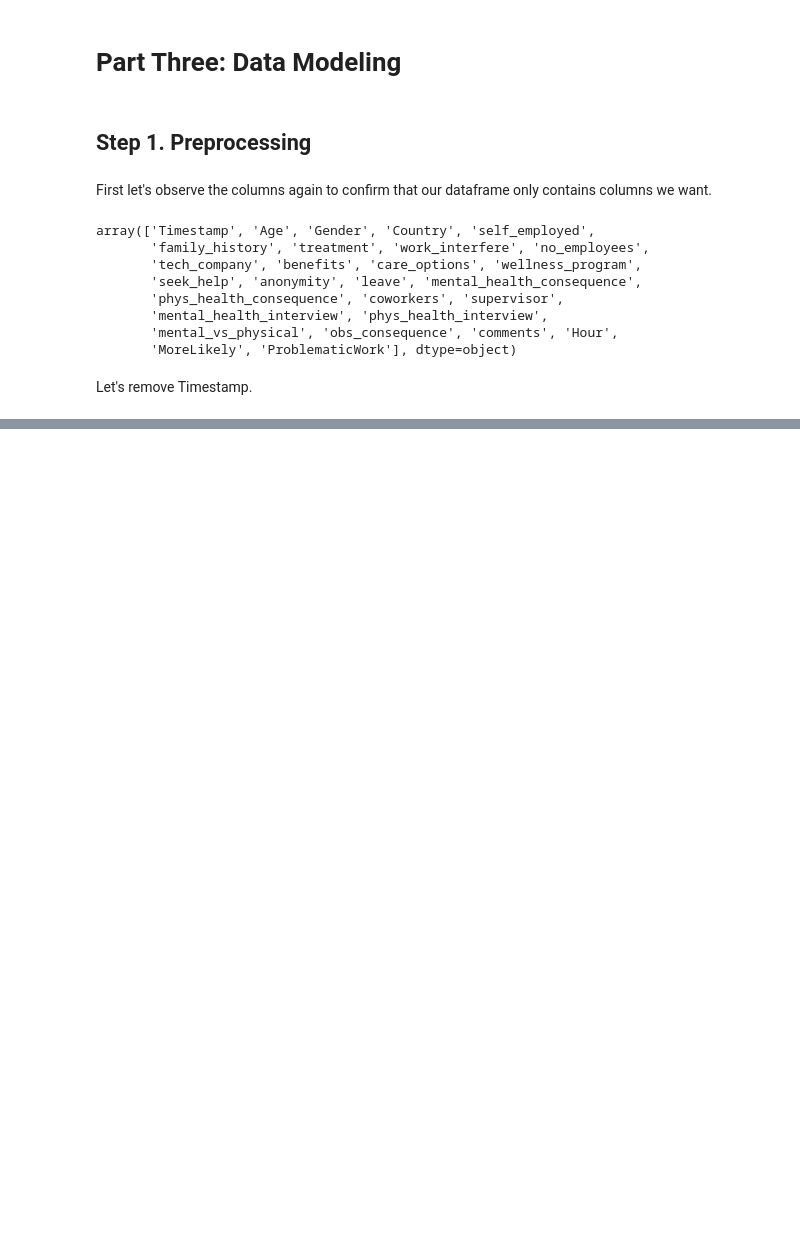
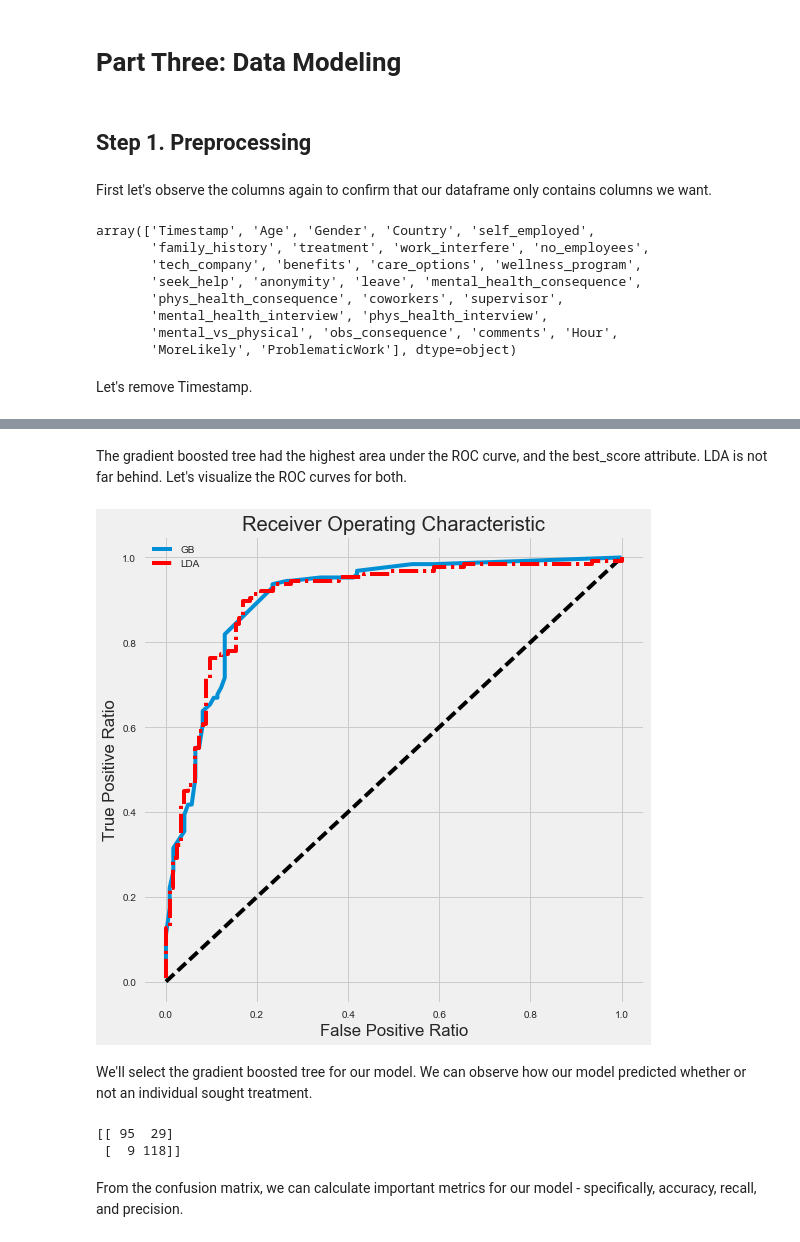
Before and after one commit to Carl-Lejerskar/Stats131Project, a Jupyter notebook: Final Project Notebook.ipynb, the cells around one changed output, grey strips where cells are left out. Cells and saved outputs as stored; diff of their text form; code cells hidden in the pictures; blank space fills up the shorter version.

```diff
--- a/Final Project Notebook.ipynb
+++ b/Final Project Notebook.ipynb
@@ -192,3 +197,4 @@ We'll recode commments - 1 for a comment left, 0 for no comment left. Those who
 df.loc[df.comments.notnull(), 'comments'] = 1
 df.loc[df.comments.isnull(), 'comments'] = 0
 df.comments.unique()
+df.comments=df.comments.astype(int)
@@ -580,0 +701,2 @@ Before proceeding with our modeling, we need to preprocess our data.
+# %%
+lda_hyperparams = {}
@@ -580,0 +717,17 @@ Before proceeding with our modeling, we need to preprocess our data.
+# %%
+# Create empty dictionary called fitted_models
+fitted_models = {}
+
+# Loop through model pipelines, tuning each one and saving it to fitted_models
+for name, pipeline in pipelines.items():
+    # Create cross-validation object from pipeline and hyperparameters
+    model = GridSearchCV(pipeline, hyperparameters[name], cv = 10, n_jobs = -1)
+
+    # Fit model on X_train, y_train
+    model.fit(X = X_train, y = y_train)
+
+    # Store model in fitted_models[name]
+    fitted_models[name] = model
+
+    # Print '{name} has been fitted'
+    print('{} has been fitted'.format(name))
@@ -580,0 +788,52 @@ Before proceeding with our modeling, we need to preprocess our data.
+# %% [markdown]
+The gradient boosted tree had the highest area under the ROC curve, and the best_score attribute. LDA is not far behind. Let's visualize the ROC curves for both.
+# %%
+# Predict PROBABILITIES using L1-regularized logistic regression
+pred = fitted_models['gb'].predict_proba(X_test)
+
+# Get just the prediction for the positive class (1)
+pred = [Class[1] for Class in pred]
+
+# Calculate ROC curve from y_test and pred
+fpr, tpr, thresholds = roc_curve(y_true=y_test, y_score=pred)
+
+# Predict PROBABILITIES using L1-regularized logistic regression
+pred2 = fitted_models['lda'].predict_proba(X_test)
+
+# Get just the prediction for the positive class (1)
+pred2 = [Class[1] for Class in pred2]
+
+# Calculate ROC curve from y_test and pred
+fpr2, tpr2, thresholds2 = roc_curve(y_true=y_test, y_score=pred2)
+
+# Initialize figure
+figure = plt.figure(figsize=(8,8), edgecolor='red')
+plt.title('Receiver Operating Characteristic')
+
+# Plot ROC curve
+plt.plot(fpr, tpr, label = 'GB')
+
+# Diagonal 45 degree line
+plt.plot([0,1], [0,1], 'k--')
+
+# ROC curve of LDA
+plt.plot(fpr2, tpr2, label = 'LDA', color = 'red', linestyle = '-.')
+plt.legend(loc = 'upper left')
+
+# Axes limits and labels
+plt.ylabel('True Positive Ratio')
+plt.xlabel('False Positive Ratio')
+plt.show()
+# %% [output]
+[figure, added]
+# %% [markdown]
+We'll select the gradient boosted tree for our model. We can observe how our model predicted whether or not an individual sought treatment.
+# %%
+from __future__ import print_function
+pred = fitted_models['gb'].predict(X_test)
+print(confusion_matrix(y_pred=pred, y_true=y_test))
+# %% [output]
+[[ 95  29]
+ [  9 118]]
+# %% [markdown]
+From the confusion matrix, we can calculate important metrics for our model - specifically, accuracy, recall, and precision.
```
Also changed, not shown: parts of 43 cells of this notebook.
